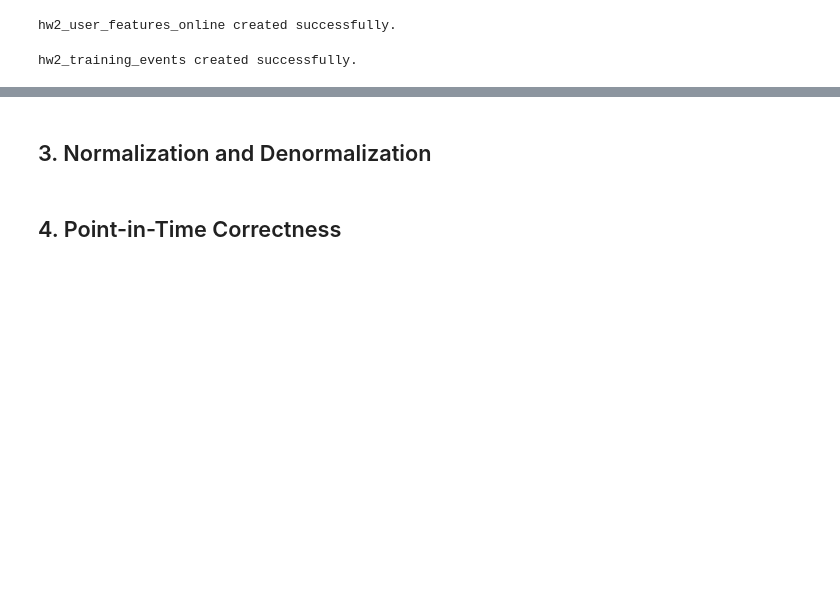
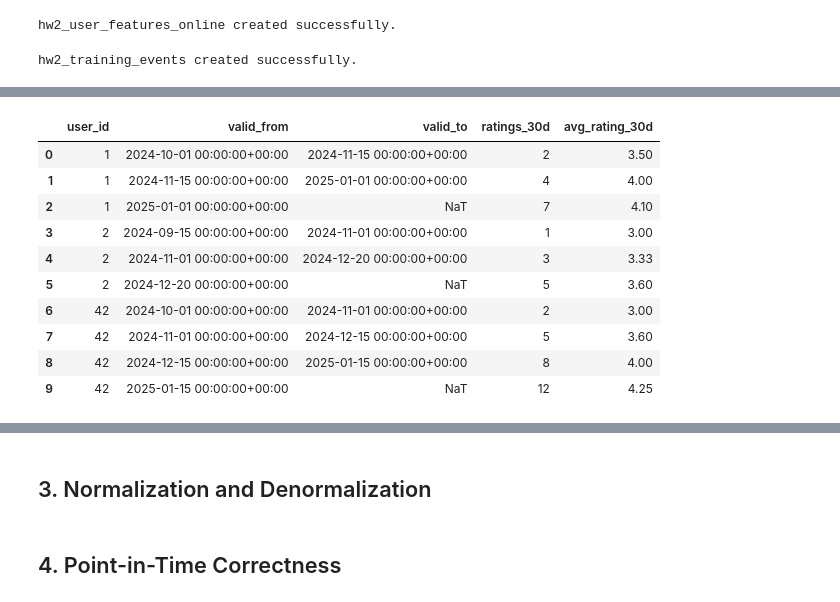
Before and after one commit to BorysZhyhalo/goit-rdb-hw-02, a Jupyter notebook: hw2_movie_recommendation.ipynb, the cells around one changed output, grey strips where cells are left out. Cells and saved outputs as stored; diff of their text form; code cells hidden in the pictures; blank space fills up the shorter version.

```diff
--- a/hw2_movie_recommendation.ipynb
+++ b/hw2_movie_recommendation.ipynb
@@ -316,0 +581,25 @@ hw2_training_events created successfully.
+# %%
+history = pd.read_sql("""
+    SELECT
+        user_id,
+        valid_from,
+        valid_to,
+        ratings_30d,
+        avg_rating_30d
+    FROM hw2_user_features_offline
+    ORDER BY user_id, valid_from;
+""", engine)
+
+history
+# %% [output]
+|  | user_id | valid_from | valid_to | ratings_30d | avg_rating_30d |
+| 0 | 1 | 2024-10-01 00:00:00+00:00 | 2024-11-15 00:00:00+00:00 | 2 | 3.50 |
+| 1 | 1 | 2024-11-15 00:00:00+00:00 | 2025-01-01 00:00:00+00:00 | 4 | 4.00 |
+| 2 | 1 | 2025-01-01 00:00:00+00:00 | NaT | 7 | 4.10 |
+| 3 | 2 | 2024-09-15 00:00:00+00:00 | 2024-11-01 00:00:00+00:00 | 1 | 3.00 |
+| 4 | 2 | 2024-11-01 00:00:00+00:00 | 2024-12-20 00:00:00+00:00 | 3 | 3.33 |
+| 5 | 2 | 2024-12-20 00:00:00+00:00 | NaT | 5 | 3.60 |
+| 6 | 42 | 2024-10-01 00:00:00+00:00 | 2024-11-01 00:00:00+00:00 | 2 | 3.00 |
+| 7 | 42 | 2024-11-01 00:00:00+00:00 | 2024-12-15 00:00:00+00:00 | 5 | 3.60 |
+| 8 | 42 | 2024-12-15 00:00:00+00:00 | 2025-01-15 00:00:00+00:00 | 8 | 4.00 |
+| 9 | 42 | 2025-01-15 00:00:00+00:00 | NaT | 12 | 4.25 |
```
Also changed, not shown: parts of 6 cells of this notebook.
